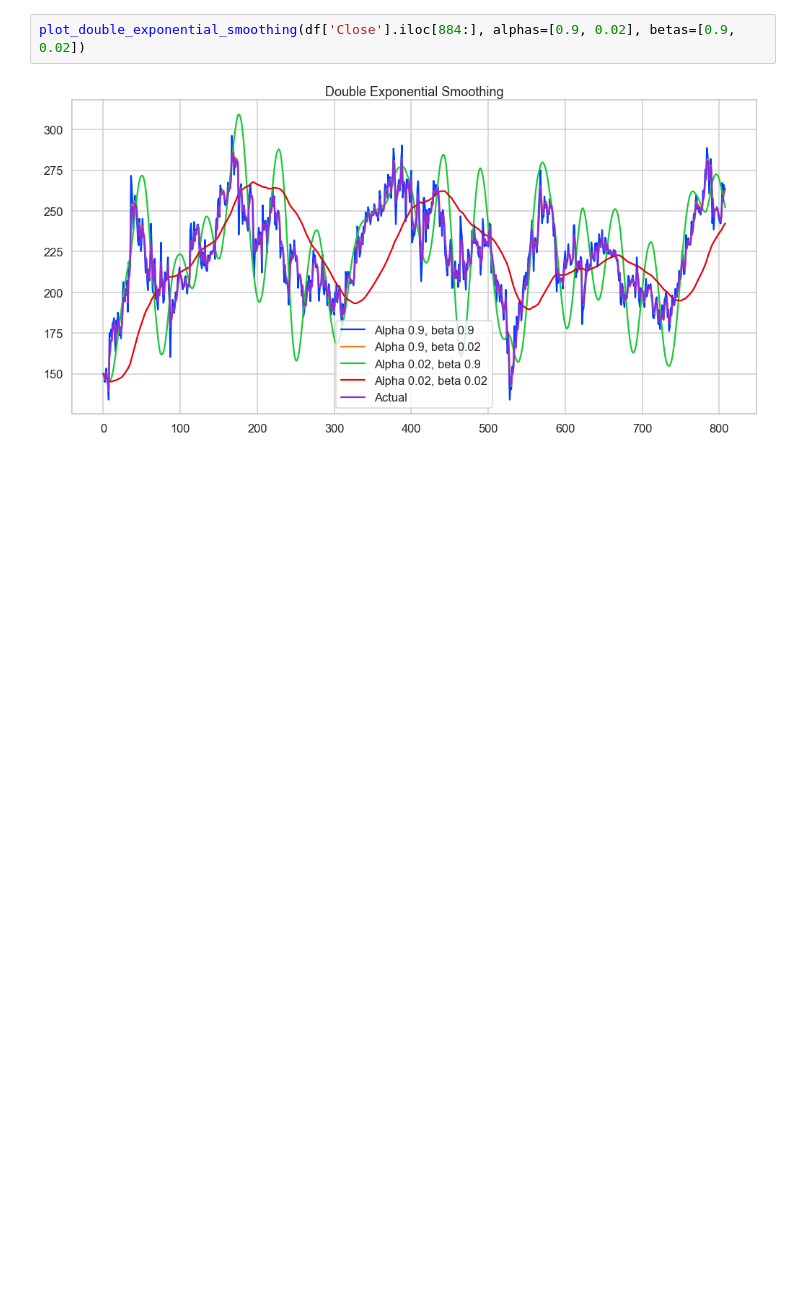
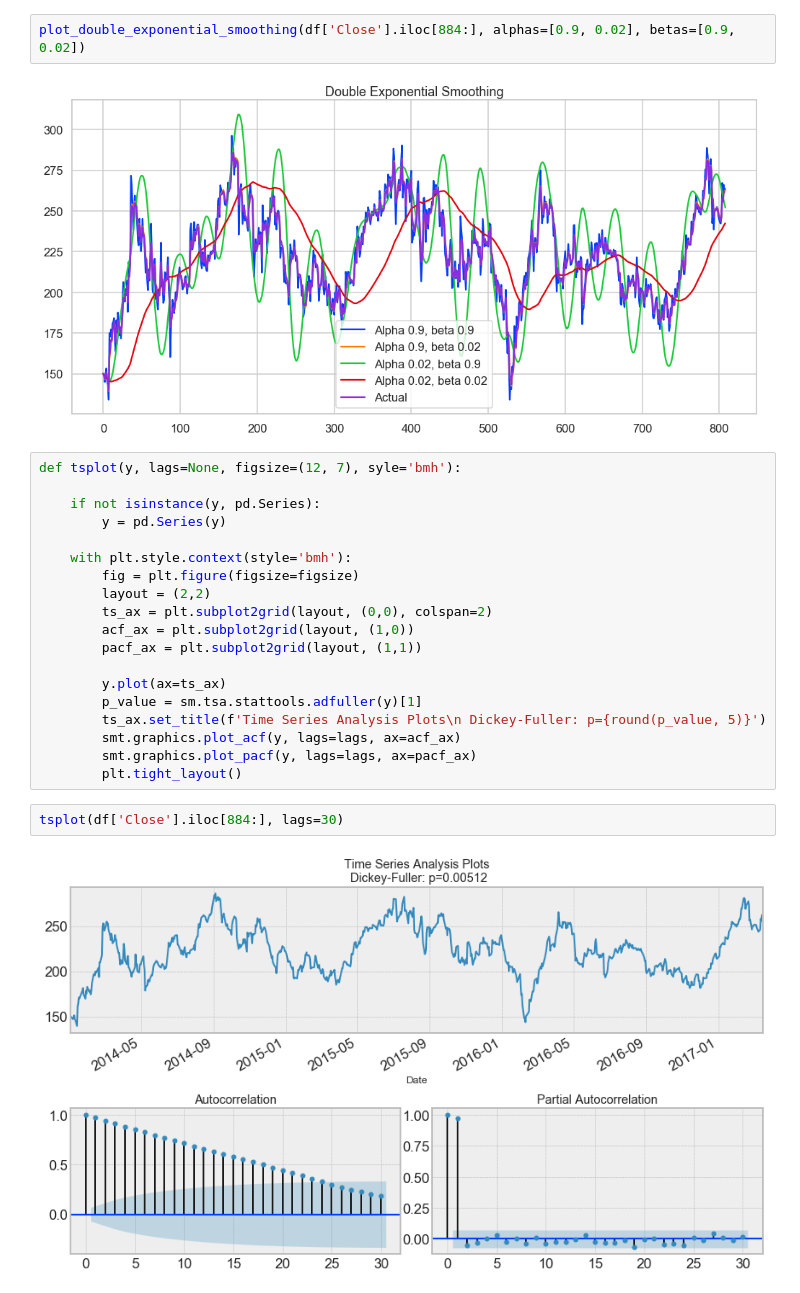
Before and after one commit to JonBebi/Teslock, a Jupyter notebook: Teslock.ipynb, the cells around one changed output. Saved outputs shown, nothing was run; the diff lists cells and outputs as text; blank space fills up the shorter version.

Commit message:
df test, acf, pacf

```diff
--- a/Teslock.ipynb
+++ b/Teslock.ipynb
@@ -229,3 +229,26 @@ def plot_double_exponential_smoothing(series, alphas, betas):
 plot_double_exponential_smoothing(df['Close'].iloc[884:], alphas=[0.9, 0.02], betas=[0.9, 0.02])
 # %% [output]
 [figure]
+# %%
+def tsplot(y, lags=None, figsize=(12, 7), syle='bmh'):
+
+    if not isinstance(y, pd.Series):
+        y = pd.Series(y)
+
+    with plt.style.context(style='bmh'):
+        fig = plt.figure(figsize=figsize)
+        layout = (2,2)
+        ts_ax = plt.subplot2grid(layout, (0,0), colspan=2)
+        acf_ax = plt.subplot2grid(layout, (1,0))
+        pacf_ax = plt.subplot2grid(layout, (1,1))
+
+        y.plot(ax=ts_ax)
+        p_value = sm.tsa.stattools.adfuller(y)[1]
+        ts_ax.set_title(f'Time Series Analysis Plots\n Dickey-Fuller: p={round(p_value, 5)}')
+        smt.graphics.plot_acf(y, lags=lags, ax=acf_ax)
+        smt.graphics.plot_pacf(y, lags=lags, ax=pacf_ax)
+        plt.tight_layout()
+# %%
+tsplot(df['Close'].iloc[884:], lags=30)
+# %% [output]
+[figure, added]
```
